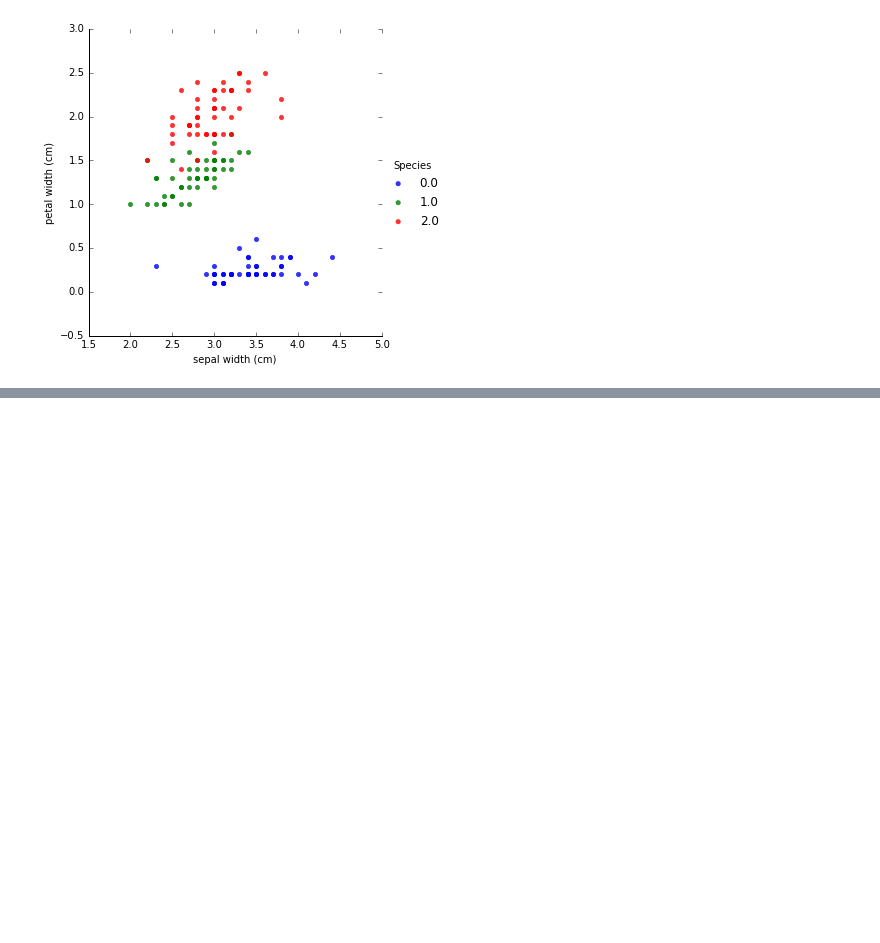
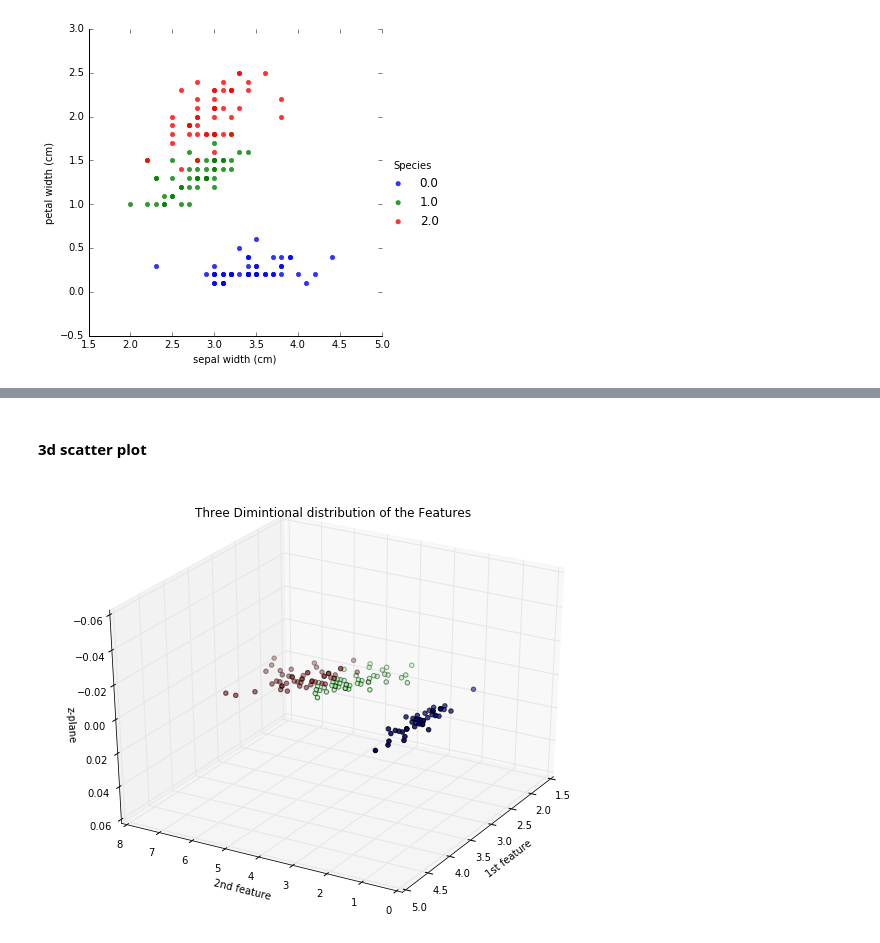
Before and after one commit to muhammadumerjaved44/ML-PythonHacks, a Jupyter notebook: Loading and Visualization of Date Set in a Pythonic Way.ipynb, the cells around one changed output, grey strips where cells are left out. Drawn from its saved outputs; the diff is of its cells as text; code cells hidden in the pictures; blank space fills up the shorter version.

```diff
--- a/Loading and Visualization of Date Set in a Pythonic Way.ipynb
+++ b/Loading and Visualization of Date Set in a Pythonic Way.ipynb
@@ -82,0 +101,21 @@ g = sns.lmplot(x=features.columns[1], y=features.columns[3], hue=predictors.name
+# %% [markdown]
+#### 3d scatter plot
+# %%
+fig = plt.figure(1, figsize=(8, 6))
+ax = Axes3D(fig, elev=-150, azim=150)
+ax.scatter(features.ix[:,1], features.ix[:,2], zs=0, c=predictors)
+
+ax.set_title("Three Dimintional distribution of the Features")
+ax.set_xlabel("1st feature")
+# ax.w_xaxis.set_ticklabels([])
+
+ax.set_ylabel("2nd feature")
+# ax.w_yaxis.set_ticklabels([])
+
+
+ax.set_zlabel("z-plane")
+# ax.w_zaxis.set_ticklabels([])
+
+plt.show()
+# %% [output]
+[figure, added]
```
Also changed, not shown: parts of 4 cells of this notebook.
